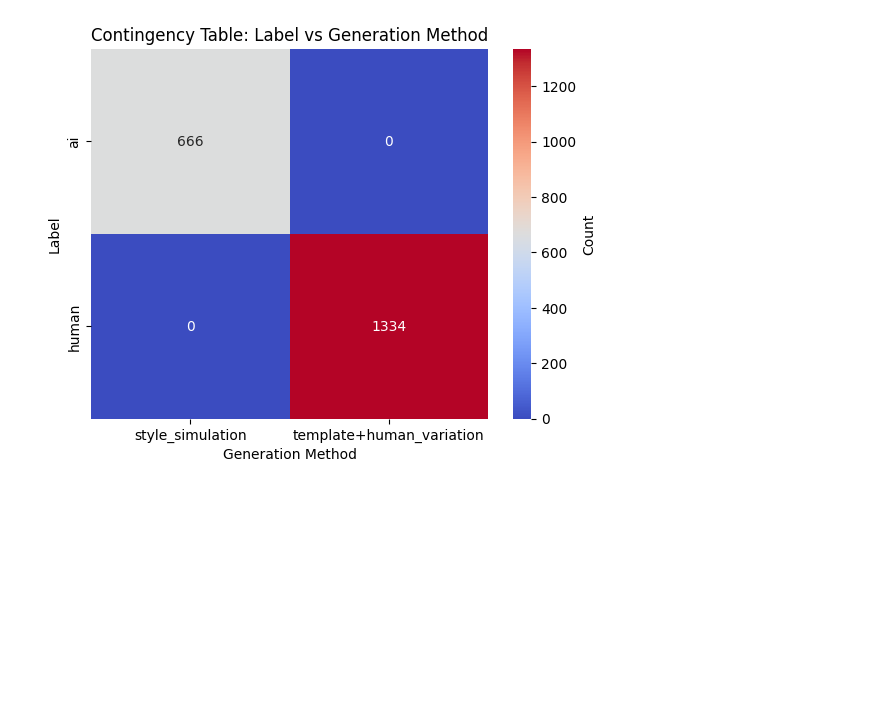
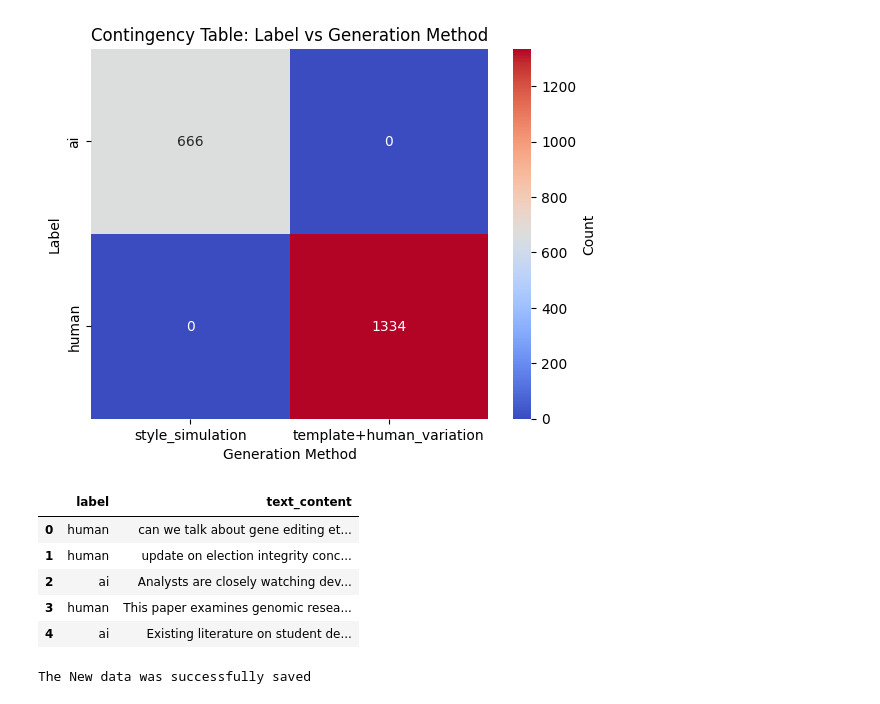
Before and after one commit to Mcmanu007/AI_detector, a Jupyter notebook: eda&preprocessing/exploratory_analysis.ipynb, the cells around one changed output. Cells and saved outputs as stored; diff of their text form; code cells hidden in the pictures; blank space fills up the shorter version.

```diff
--- a/eda&preprocessing/exploratory_analysis.ipynb
+++ b/eda&preprocessing/exploratory_analysis.ipynb
@@ -107,3 +107,26 @@ plt.xlabel('Generation Method')
 plt.show()
 # %% [output]
 [figure]
+# %%
+#dropping some features that are not needed
+cols_to_drop = ['text_id','source_model','domain','topic_hint','word_count','avg_sentence_length','generation_method']
+
+for col in cols_to_drop:
+    data.drop(columns=col,inplace=True,axis=1)
+# %%
+data.head()
+# %% [output]
+|  | label | text_content |
+| 0 | human | can we talk about gene editing et... |
+| 1 | human | update on election integrity conc... |
+| 2 | ai | Analysts are closely watching dev... |
+| 3 | human | This paper examines genomic resea... |
+| 4 | ai | Existing literature on student de... |
+# %%
+new_data = data.copy()
+
+#saving the new data
+save_data = new_data.to_csv('AI VS Human.csv',index=False)
+print(f'The New data was successfully saved')
+# %% [output]
+The New data was successfully saved
```
Also changed, not shown: parts of 1 cell of this notebook, 4 other files.
